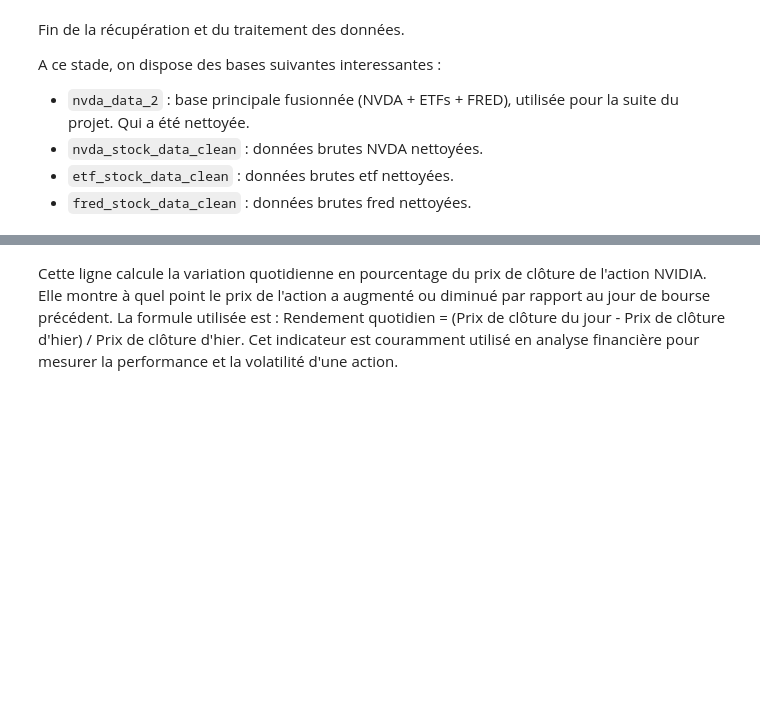
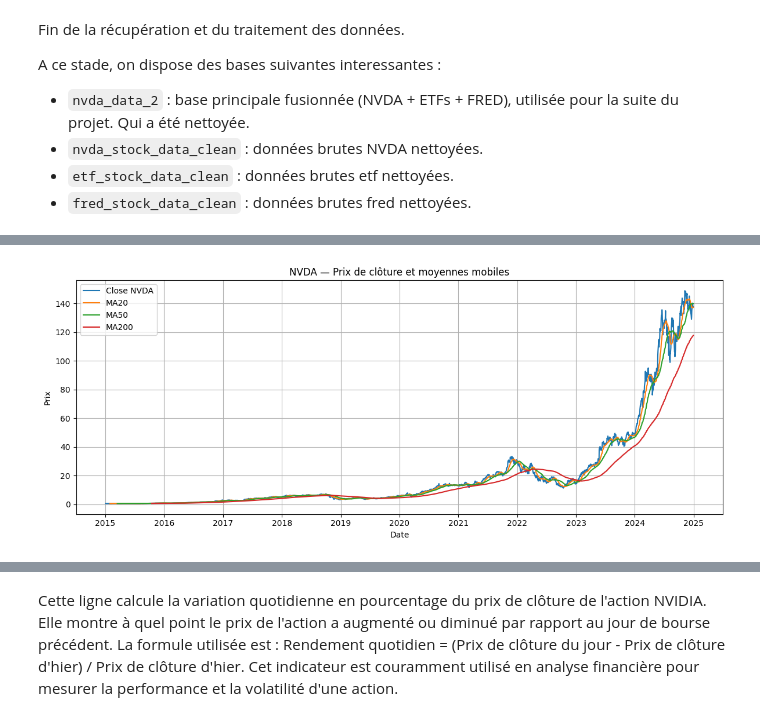
Before and after one commit to JoelKt29/Python-pour-la-data, a Jupyter notebook: Final copy.ipynb, the cells around one changed output, grey strips where cells are left out. Cells and saved outputs as stored; diff of their text form; code cells hidden in the pictures; blank space fills up the shorter version.

Commit message:
Graphes MAJ (no com importés)

```diff
--- a/Final copy.ipynb
+++ b/Final copy.ipynb
@@ -419,0 +439,22 @@ Dans cette section, nous explorons les tendances du cours de l'action NVIDIA, le
+# %%
+#?
+num_cols = ["Open_NVDA", "High_NVDA", "Low_NVDA", "Close_NVDA", "Volume_NVDA"]
+
+for c in num_cols:
+    if c in nvda_data.columns:
+        nvda_data[c] = (
+            nvda_data[c]
+            .astype(str)
+            .str.replace(",", ".", regex=False)   # au cas où décimales avec virgule
+            .replace("None", np.nan)
+        )
+        nvda_data[c] = pd.to_numeric(nvda_data[c], errors="coerce")
+
+#Indicateurs NVDA (EDA)
+nvda_data["ret_NVDA"] = nvda_data["Close_NVDA"].pct_change()
+nvda_data["MA20"] = nvda_data["Close_NVDA"].rolling(20).mean()
+nvda_data["MA50"] = nvda_data["Close_NVDA"].rolling(50).mean()
+nvda_data["MA200"] = nvda_data["Close_NVDA"].rolling(200).mean()
+nvda_data["vol20"] = nvda_data["ret_NVDA"].rolling(20).std()
+nvda_data["cumret_NVDA"] = (1 + nvda_data["ret_NVDA"]).cumprod() - 1
+nvda_data["drawdown_NVDA"] = nvda_data["Close_NVDA"] / nvda_data["Close_NVDA"].cummax() - 1
@@ -419,0 +496,18 @@ Dans cette section, nous explorons les tendances du cours de l'action NVIDIA, le
+# %%
+plt.figure(figsize=(12, 5))
+plt.plot(nvda_data["Date"], nvda_data["Close_NVDA"], label="Close NVDA")
+
+# On trace les MAs uniquement si elles existent (robuste si tu relances dans le désordre)
+for col, lab in [("MA20", "MA20"), ("MA50", "MA50"), ("MA200", "MA200")]:
+    if col in nvda_data.columns:
+        plt.plot(nvda_data["Date"], nvda_data[col], label=lab)
+
+plt.title("NVDA — Prix de clôture et moyennes mobiles")
+plt.xlabel("Date")
+plt.ylabel("Prix")
+plt.legend()
+plt.grid()
+plt.tight_layout()
+plt.show()
+# %% [output]
+[figure, added]
```
Also changed, not shown: parts of 18 cells of this notebook, 1 other file.
